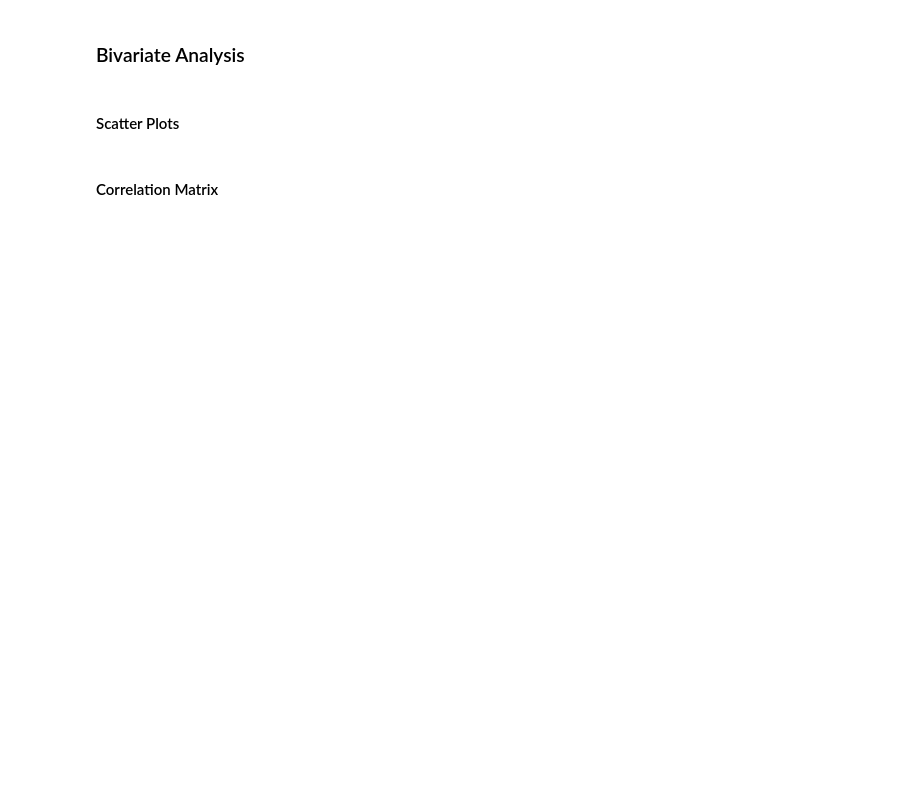
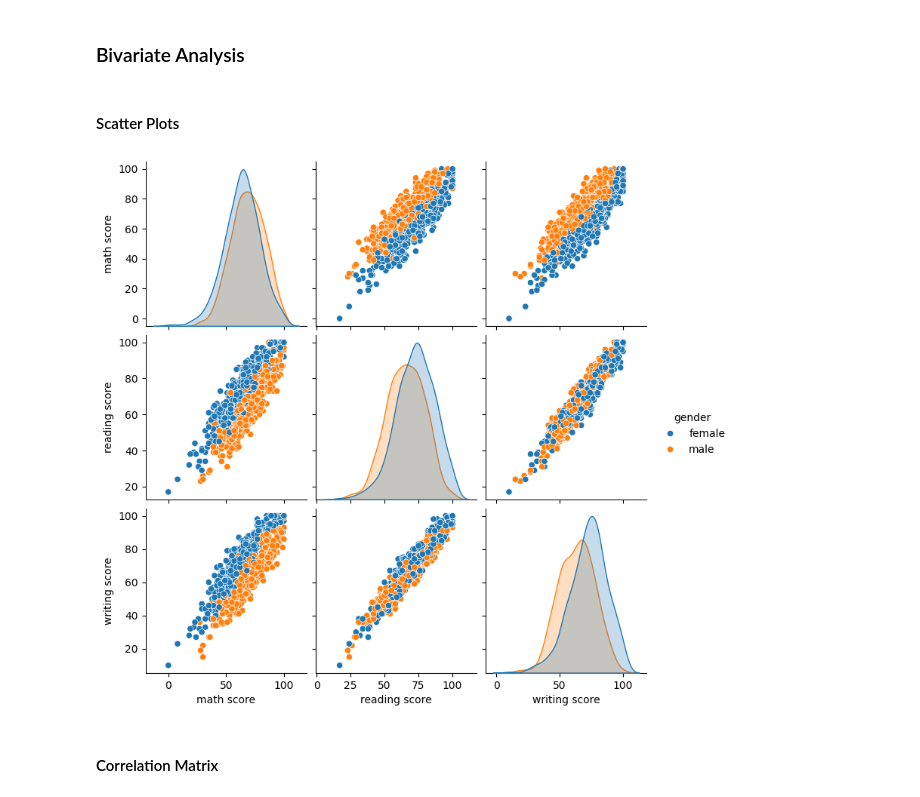
Before and after one commit to HyperionDevBootcamps/2024-Commercial-Lecture-Backpack, a Jupyter notebook: Data Science (DS)/Week4/Lecture8/Code/StudentPerformance.ipynb, the cells around one changed output. Cells and saved outputs as stored; diff of their text form; code cells hidden in the pictures; blank space fills up the shorter version.

```diff
--- a/Data Science (DS)/Week4/Lecture8/Code/StudentPerformance.ipynb
+++ b/Data Science (DS)/Week4/Lecture8/Code/StudentPerformance.ipynb
@@ -50,8 +101,10 @@ print("Missing values:", students_df.isnull().sum())
 # %% [markdown]
 #### Scatter Plots
 # %%
-sns.pairplot(students_df)
+sns.pairplot(students_df, hue="gender")
 plt.show()
+# %% [output]
+[figure, added]
 # %% [markdown]
 #### Correlation Matrix
 # %%
```
Also changed, not shown: parts of 10 cells of this notebook, 9 other files.
